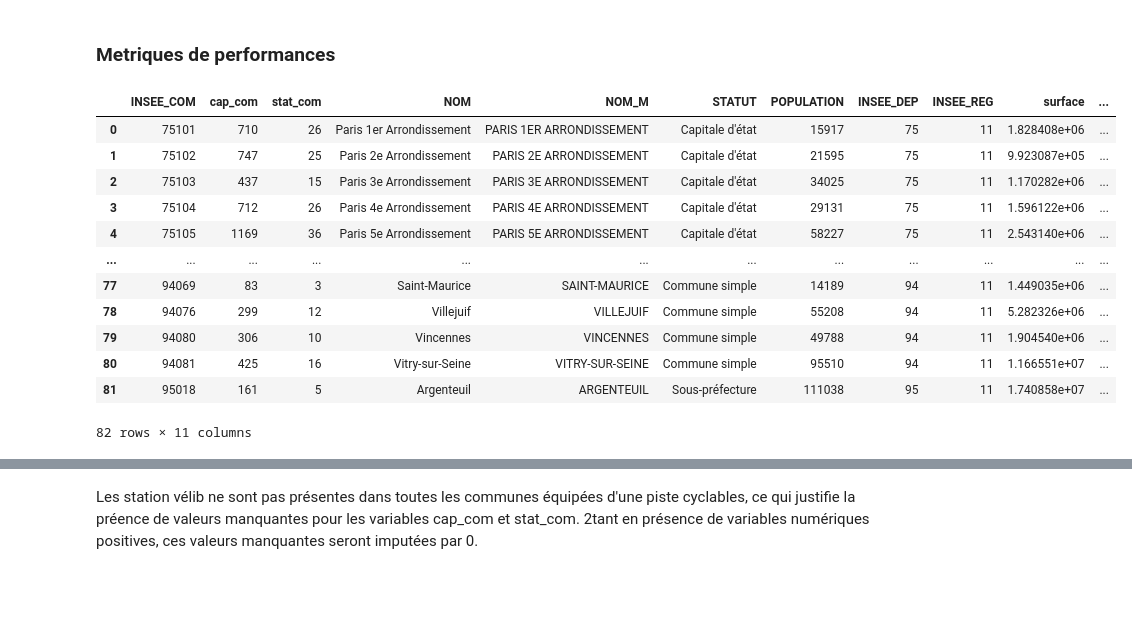
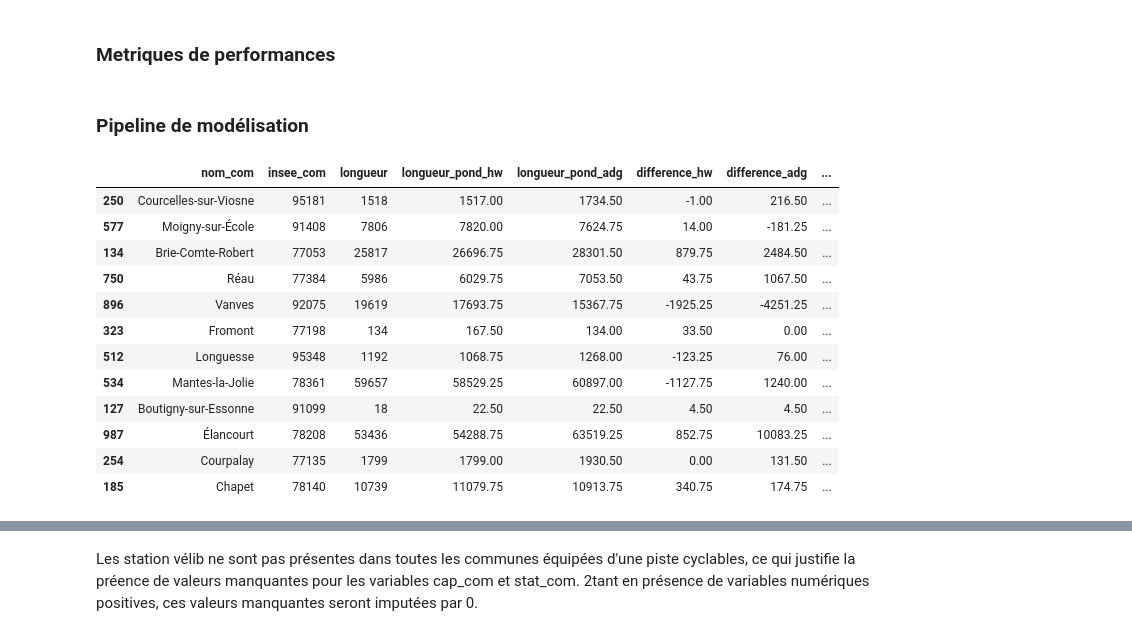
Before and after one commit to christellenguenang/Projet_Catherine_Christelle, a Jupyter notebook: 3_model.ipynb, the cells around one changed output, grey strips where cells are left out. Saved outputs shown, nothing was run; the diff lists cells and outputs as text; code cells hidden in the pictures; blank space fills up the shorter version.

```diff
--- a/3_model.ipynb
+++ b/3_model.ipynb
@@ -59,3 +79,5 @@ METRICS = [r2_score,
            median_absolute_error,
            max_error
           ]
+# %% [markdown]
+### Pipeline de modélisation
@@ -62,18 +91,18 @@ METRICS = [r2_score,
 # %%
-base = gpd.read_file('df_velib.geojson')
+data = gpd.read_file('df_velo.geojson')
 # %%
-base
+data.sample(n=12)
 # %% [output]
-|  | INSEE_COM | cap_com | stat_com | NOM | NOM_M | STATUT | POPULATION | INSEE_DEP | INSEE_REG | surface | ... |
-| 0 | 75101 | 710 | 26 | Paris 1er Arrondissement | PARIS 1ER ARRONDISSEMENT | Capitale d'état | 15917 | 75 | 11 | 1.828408e+06 | ... |
-| 1 | 75102 | 747 | 25 | Paris 2e Arrondissement | PARIS 2E ARRONDISSEMENT | Capitale d'état | 21595 | 75 | 11 | 9.923087e+05 | ... |
-| 2 | 75103 | 437 | 15 | Paris 3e Arrondissement | PARIS 3E ARRONDISSEMENT | Capitale d'état | 34025 | 75 | 11 | 1.170282e+06 | ... |
-| 3 | 75104 | 712 | 26 | Paris 4e Arrondissement | PARIS 4E ARRONDISSEMENT | Capitale d'état | 29131 | 75 | 11 | 1.596122e+06 | ... |
-| 4 | 75105 | 1169 | 36 | Paris 5e Arrondissement | PARIS 5E ARRONDISSEMENT | Capitale d'état | 58227 | 75 | 11 | 2.543140e+06 | ... |
-| ... | ... | ... | ... | ... | ... | ... | ... | ... | ... | ... | ... |
-| 77 | 94069 | 83 | 3 | Saint-Maurice | SAINT-MAURICE | Commune simple | 14189 | 94 | 11 | 1.449035e+06 | ... |
-| 78 | 94076 | 299 | 12 | Villejuif | VILLEJUIF | Commune simple | 55208 | 94 | 11 | 5.282326e+06 | ... |
-| 79 | 94080 | 306 | 10 | Vincennes | VINCENNES | Commune simple | 49788 | 94 | 11 | 1.904540e+06 | ... |
-| 80 | 94081 | 425 | 16 | Vitry-sur-Seine | VITRY-SUR-SEINE | Commune simple | 95510 | 94 | 11 | 1.166551e+07 | ... |
-| 81 | 95018 | 161 | 5 | Argenteuil | ARGENTEUIL | Sous-préfecture | 111038 | 95 | 11 | 1.740858e+07 | ... |
+|  | nom_com | insee_com | longueur | longueur_pond_hw | longueur_pond_adg | difference_hw | difference_adg | ... |
+| 250 | Courcelles-sur-Viosne | 95181 | 1518 | 1517.00 | 1734.50 | -1.00 | 216.50 | ... |
+| 577 | Moigny-sur-École | 91408 | 7806 | 7820.00 | 7624.75 | 14.00 | -181.25 | ... |
+| 134 | Brie-Comte-Robert | 77053 | 25817 | 26696.75 | 28301.50 | 879.75 | 2484.50 | ... |
+| 750 | Réau | 77384 | 5986 | 6029.75 | 7053.50 | 43.75 | 1067.50 | ... |
+| 896 | Vanves | 92075 | 19619 | 17693.75 | 15367.75 | -1925.25 | -4251.25 | ... |
+| 323 | Fromont | 77198 | 134 | 167.50 | 134.00 | 33.50 | 0.00 | ... |
+| 512 | Longuesse | 95348 | 1192 | 1068.75 | 1268.00 | -123.25 | 76.00 | ... |
+| 534 | Mantes-la-Jolie | 78361 | 59657 | 58529.25 | 60897.00 | -1127.75 | 1240.00 | ... |
+| 127 | Boutigny-sur-Essonne | 91099 | 18 | 22.50 | 22.50 | 4.50 | 4.50 | ... |
+| 987 | Élancourt | 78208 | 53436 | 54288.75 | 63519.25 | 852.75 | 10083.25 | ... |
+| 254 | Courpalay | 77135 | 1799 | 1799.00 | 1930.50 | 0.00 | 131.50 | ... |
+| 185 | Chapet | 78140 | 10739 | 11079.75 | 10913.75 | 340.75 | 174.75 | ... |
-82 rows × 11 columns
```
Also changed, not shown: parts of 49 cells of this notebook.
